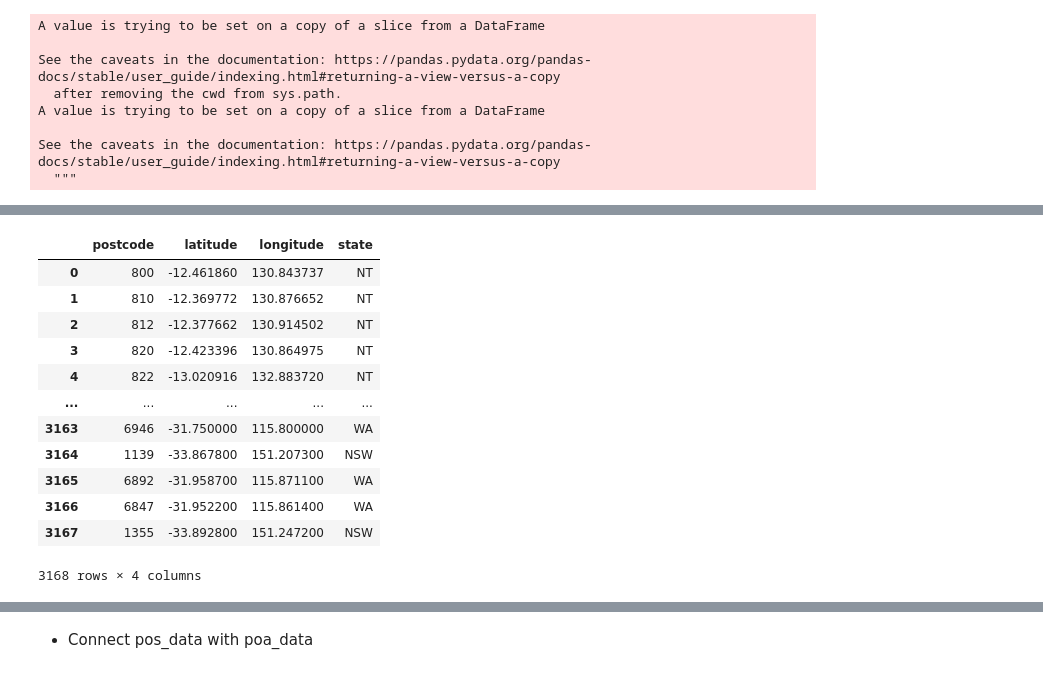
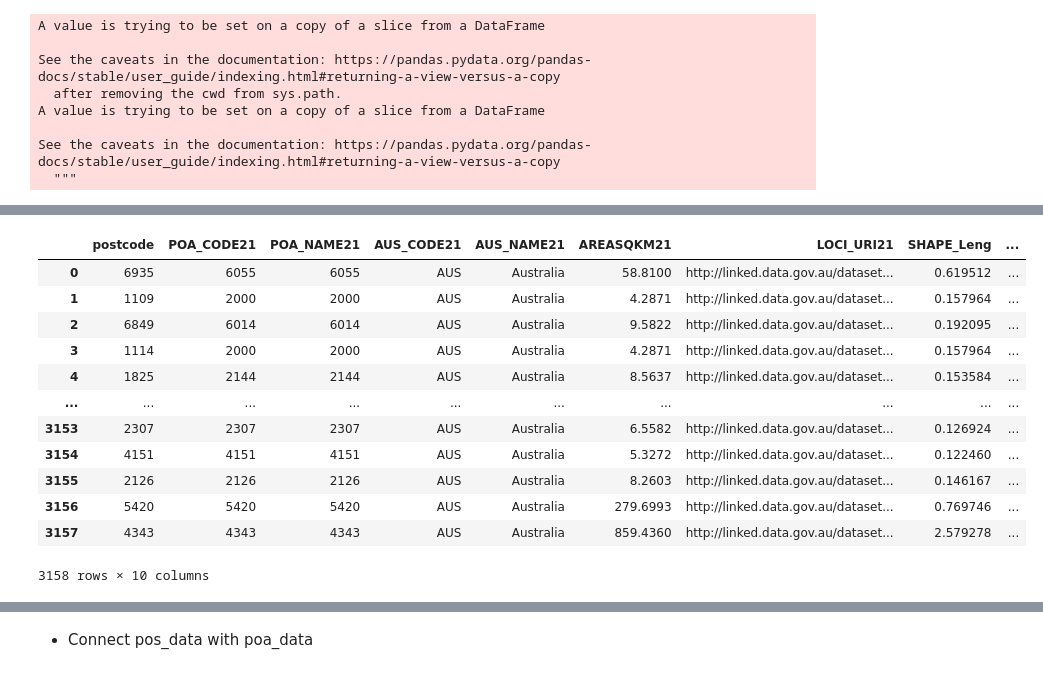
Before and after one commit to MAST30034-Applied-Data-Science/generic-buy-now-pay-later-project-group-24, a Jupyter notebook: notebooks/external_geo.ipynb, the cells around one changed output, grey strips where cells are left out. Cells and saved outputs as stored; diff of their text form; code cells hidden in the pictures.

```diff
--- a/notebooks/external_geo.ipynb
+++ b/notebooks/external_geo.ipynb
@@ -220,0 +331,6 @@ semi_pos_geo_data = pd.concat([poa_geo_info, filled_df])
+# %%
+customer_df.loc[:, 'POA_CODE21'] = customer_df.loc[:,'POA_CODE21'].astype('int')
+# %%
+semi_match_table = customer_df[['postcode', 'POA_CODE21']]
+# %%
+final_match_table = pd.concat([mix_df[['postcode', 'POA_CODE21']], semi_match_table])
@@ -221,2 +353,2 @@ semi_pos_geo_data = pd.concat([poa_geo_info, filled_df])
 # %%
-semi_conn_by_postcode = pd.merge(semi_pos_geo_data,consumer_df, on='postcode', how='left')
+match_poa_table = pd.merge(final_match_table,poa_geo_info, on='POA_CODE21', how='left')
@@ -225,16 +355,16 @@ final_pos_geo_data = semi_conn_by_postcode[['postcode', 'latitude', 'longitude',
-# %%
-final_pos_geo_data
-# %% [output]
-|  | postcode | latitude | longitude | state |
-| 0 | 800 | -12.461860 | 130.843737 | NT |
-| 1 | 810 | -12.369772 | 130.876652 | NT |
-| 2 | 812 | -12.377662 | 130.914502 | NT |
-| 3 | 820 | -12.423396 | 130.864975 | NT |
-| 4 | 822 | -13.020916 | 132.883720 | NT |
-| ... | ... | ... | ... | ... |
-| 3163 | 6946 | -31.750000 | 115.800000 | WA |
-| 3164 | 1139 | -33.867800 | 151.207300 | NSW |
-| 3165 | 6892 | -31.958700 | 115.871100 | WA |
-| 3166 | 6847 | -31.952200 | 115.861400 | WA |
-| 3167 | 1355 | -33.892800 | 151.247200 | NSW |
-3168 rows × 4 columns
+# %%
+match_poa_table
+# %% [output]
+|  | postcode | POA_CODE21 | POA_NAME21 | AUS_CODE21 | AUS_NAME21 | AREASQKM21 | LOCI_URI21 | SHAPE_Leng | ... |
+| 0 | 6935 | 6055 | 6055 | AUS | Australia | 58.8100 | http://linked.data.gov.au/dataset... | 0.619512 | ... |
+| 1 | 1109 | 2000 | 2000 | AUS | Australia | 4.2871 | http://linked.data.gov.au/dataset... | 0.157964 | ... |
+| 2 | 6849 | 6014 | 6014 | AUS | Australia | 9.5822 | http://linked.data.gov.au/dataset... | 0.192095 | ... |
+| 3 | 1114 | 2000 | 2000 | AUS | Australia | 4.2871 | http://linked.data.gov.au/dataset... | 0.157964 | ... |
+| 4 | 1825 | 2144 | 2144 | AUS | Australia | 8.5637 | http://linked.data.gov.au/dataset... | 0.153584 | ... |
+| ... | ... | ... | ... | ... | ... | ... | ... | ... | ... |
+| 3153 | 2307 | 2307 | 2307 | AUS | Australia | 6.5582 | http://linked.data.gov.au/dataset... | 0.126924 | ... |
+| 3154 | 4151 | 4151 | 4151 | AUS | Australia | 5.3272 | http://linked.data.gov.au/dataset... | 0.122460 | ... |
+| 3155 | 2126 | 2126 | 2126 | AUS | Australia | 8.2603 | http://linked.data.gov.au/dataset... | 0.146167 | ... |
+| 3156 | 5420 | 5420 | 5420 | AUS | Australia | 279.6993 | http://linked.data.gov.au/dataset... | 0.769746 | ... |
+| 3157 | 4343 | 4343 | 4343 | AUS | Australia | 859.4360 | http://linked.data.gov.au/dataset... | 2.579278 | ... |
+3158 rows × 10 columns
```
Also changed, not shown: parts of 61 cells of this notebook.
